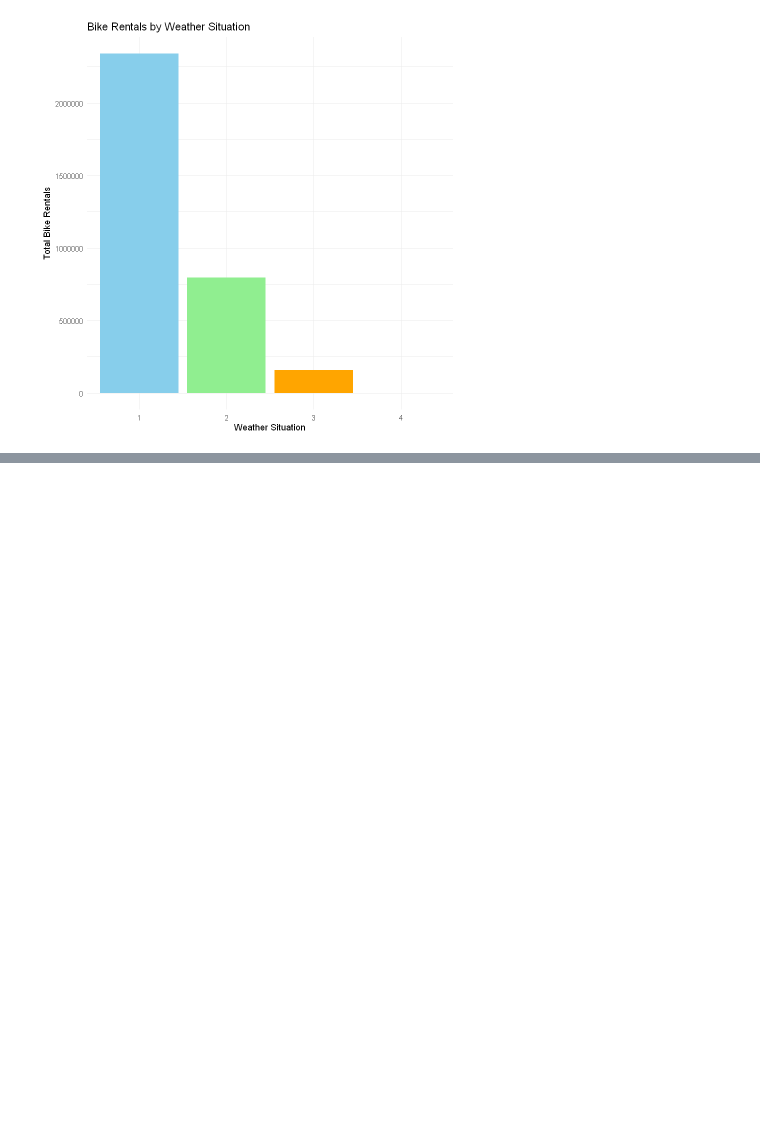
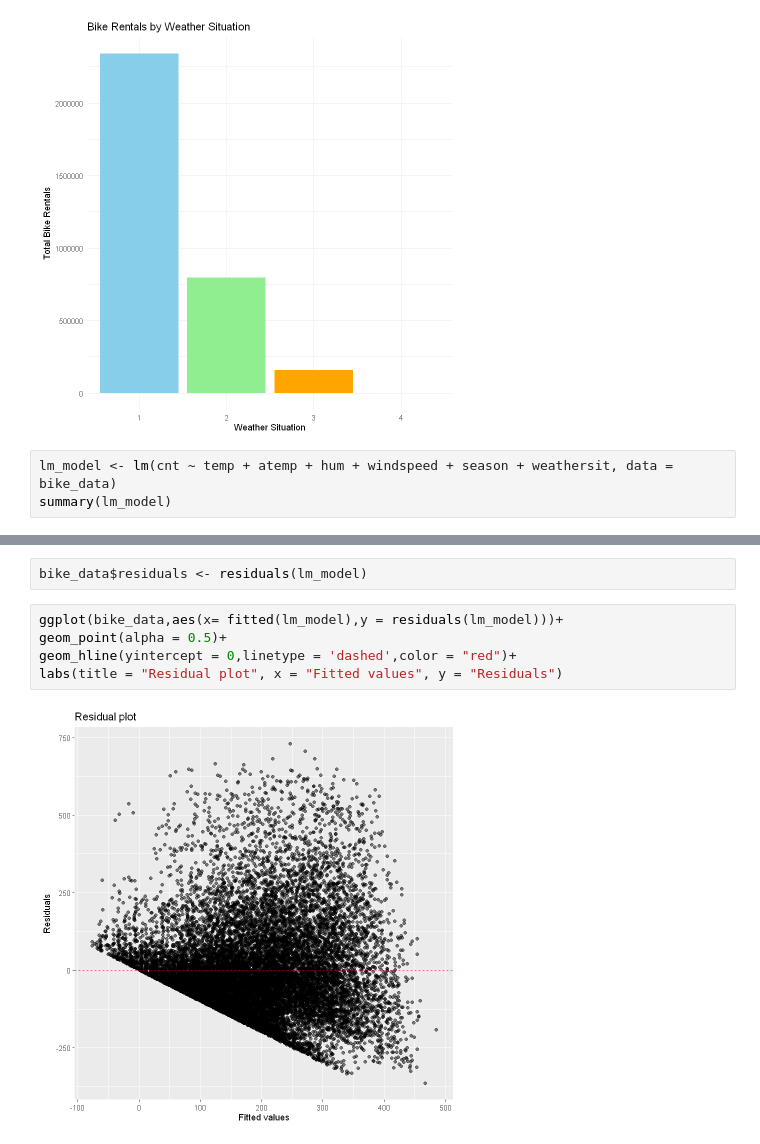
Before and after one commit to DSCI-310-2025/dsci-310-group-16, a Jupyter notebook: BikeAnalysis.ipynb, the cells around one changed output, grey strips where cells are left out. Saved outputs shown, nothing was run; the diff lists cells and outputs as text; blank space fills up the shorter version.

Commit message:
Arya: Added a regression model and also residual and qq plots.

```diff
--- a/BikeAnalysis.ipynb
+++ b/BikeAnalysis.ipynb
@@ -146,3 +146,6 @@ ggplot(bike_data, aes(x = factor(weathersit), y = cnt, fill = factor(weathersit)
   theme_minimal()
 # %% [output]
 [figure]
+# %%
+lm_model <- lm(cnt ~ temp + atemp + hum + windspeed + season + weathersit, data = bike_data)
+summary(lm_model)
@@ -148,0 +182,9 @@ ggplot(bike_data, aes(x = factor(weathersit), y = cnt, fill = factor(weathersit)
+# %%
+bike_data$residuals <- residuals(lm_model)
+# %%
+ggplot(bike_data,aes(x= fitted(lm_model),y = residuals(lm_model)))+
+geom_point(alpha = 0.5)+
+geom_hline(yintercept = 0,linetype = 'dashed',color = "red")+
+labs(title = "Residual plot", x = "Fitted values", y = "Residuals")
+# %% [output]
+[figure, added]
```
Also changed, not shown: parts of 3 cells of this notebook.
